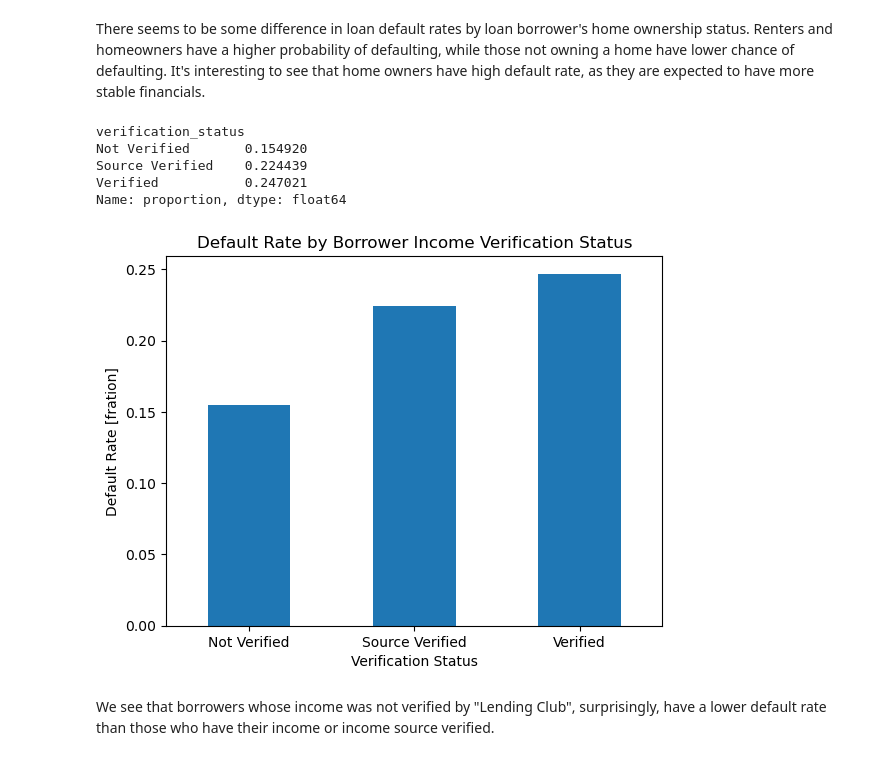
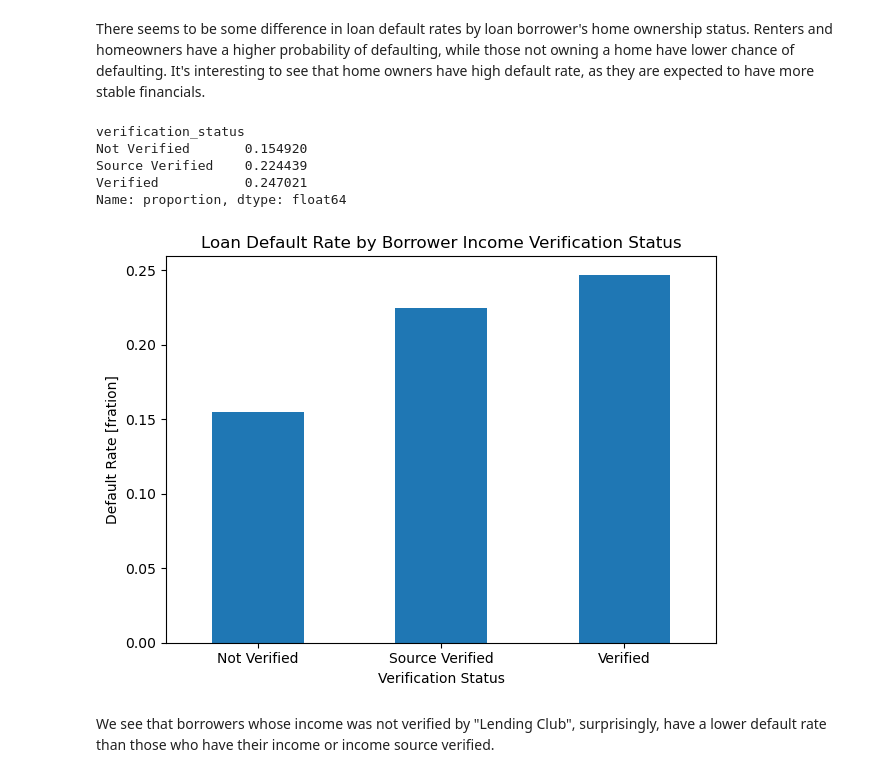
Before and after one commit to yxing12/data1030-load-default-prob, a Jupyter notebook: src/loan_default_prob_20w.ipynb, the cells around one changed output. Cells and saved outputs as stored; diff of their text form; code cells hidden in the pictures.

```diff
--- a/src/loan_default_prob_20w.ipynb
+++ b/src/loan_default_prob_20w.ipynb
@@ -731,23 +744,25 @@ There seems to be some difference in loan default rates by loan borrower's home
 # %%
 # verification_status
 
 verification_status_default_rates = df.groupby('verification_status')['defaulted'].value_counts(normalize=True).loc[:,1]
 print(verification_status_default_rates)
 
 verification_status_default_rates.plot.bar()
 
-plt.title('Default Rate by Borrower Income Verification Status')
+plt.title('Loan Default Rate by Borrower Income Verification Status')
 plt.xlabel('Verification Status')
 plt.ylabel('Default Rate [fration]')
 plt.xticks(rotation=0)
+plt.tight_layout()
+plt.savefig('../figures/EDA/Loan Default Rate by Borrower Income Verification Status - Cleaned Dataset.png', dpi=300)
 plt.show()
 # %% [output]
 verification_status
 Not Verified       0.154920
 Source Verified    0.224439
 Verified           0.247021
 Name: proportion, dtype: float64
-[figure, old version]
+[figure, new version]
 # %% [markdown]
 We see that borrowers whose income was not verified by "Lending Club", surprisingly, have a lower default rate than those who have their income or income source verified.
 # %%
```
Also changed, not shown: parts of 13 cells of this notebook, 12 other files.
